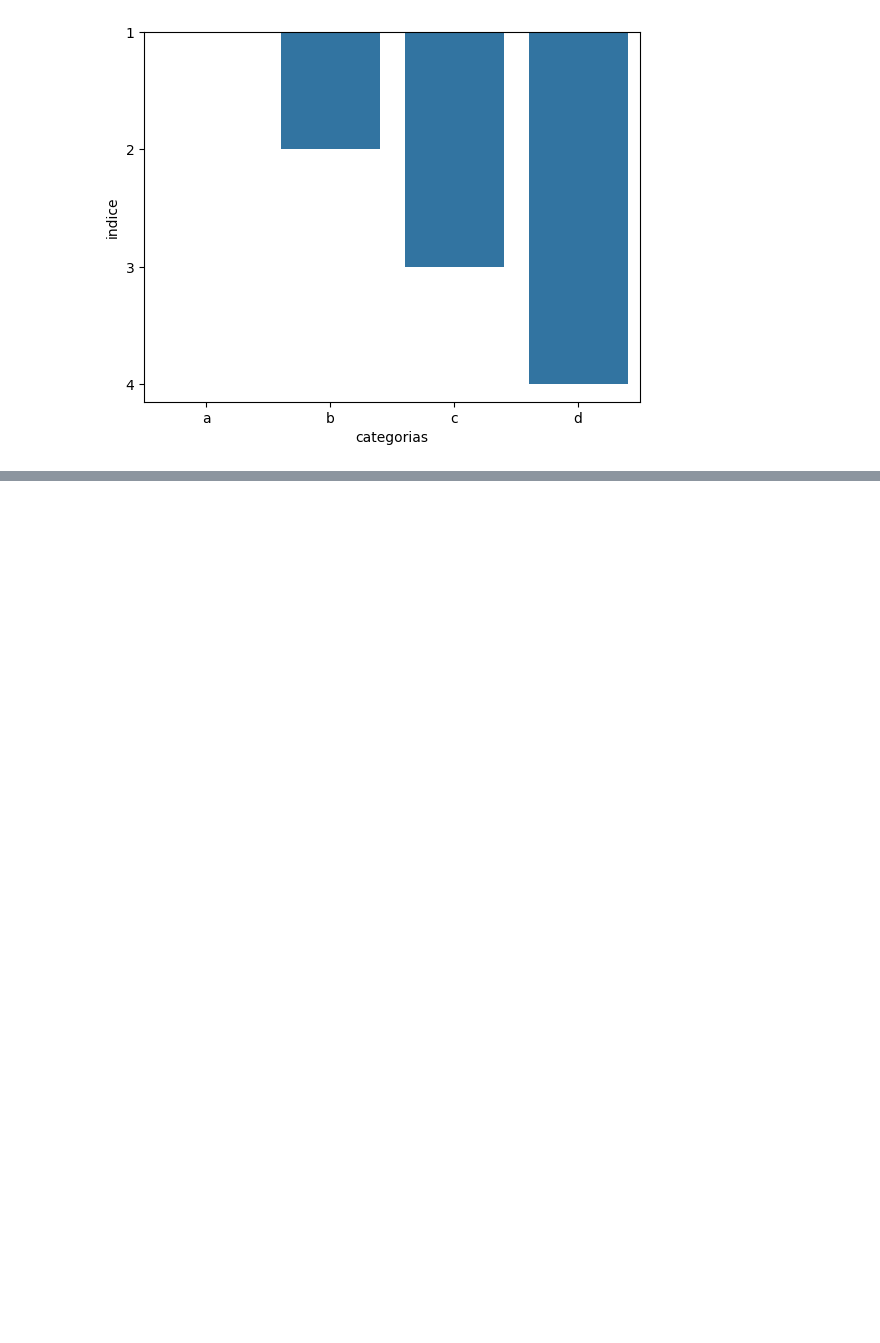
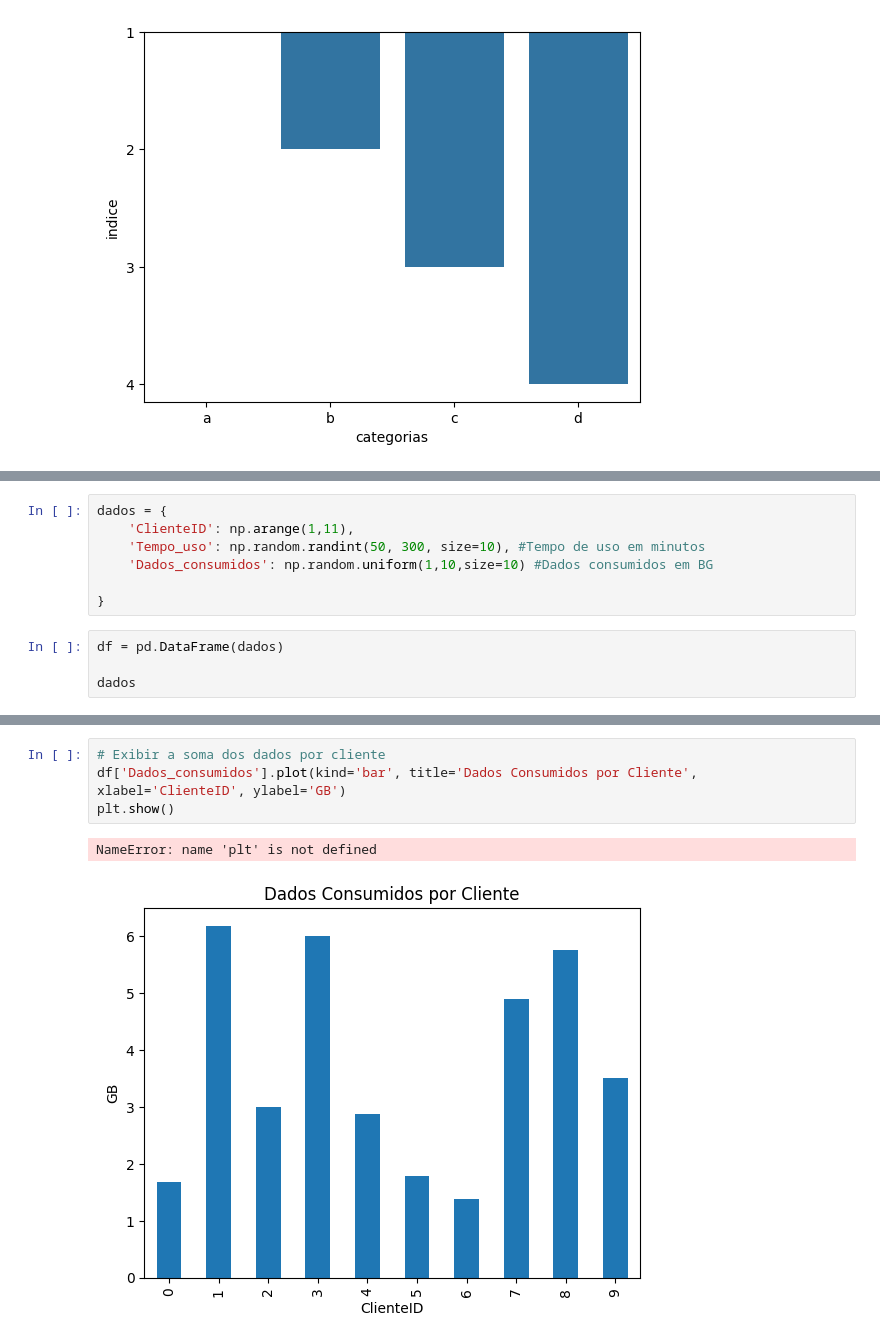
Before and after one commit to camilacruz-cs/PretaLab, a Jupyter notebook: mod3/ aula1_Introducao_a_bibliotecas.ipynb, the cells around one changed output, grey strips where cells are left out. Saved outputs shown, nothing was run; the diff lists cells and outputs as text; blank space fills up the shorter version.

```diff
--- a/mod3/ aula1_Introducao_a_bibliotecas.ipynb
+++ b/mod3/ aula1_Introducao_a_bibliotecas.ipynb
@@ -190,0 +208,11 @@ sns.barplot(x='categorias', y='indice', data=df)
+# %%
+dados = {
+    'ClienteID': np.arange(1,11),
+    'Tempo_uso': np.random.randint(50, 300, size=10), #Tempo de uso em minutos
+    'Dados_consumidos': np.random.uniform(1,10,size=10) #Dados consumidos em BG
+
+}
+# %%
+df = pd.DataFrame(dados)
+
+dados
@@ -190,0 +249,7 @@ sns.barplot(x='categorias', y='indice', data=df)
+# %%
+# Exibir a soma dos dados por cliente
+df['Dados_consumidos'].plot(kind='bar', title='Dados Consumidos por Cliente', xlabel='ClienteID', ylabel='GB')
+plt.show()
+# %% [output]
+NameError: name 'plt' is not defined
+[figure, added]
```
Also changed, not shown: parts of 16 cells of this notebook.
